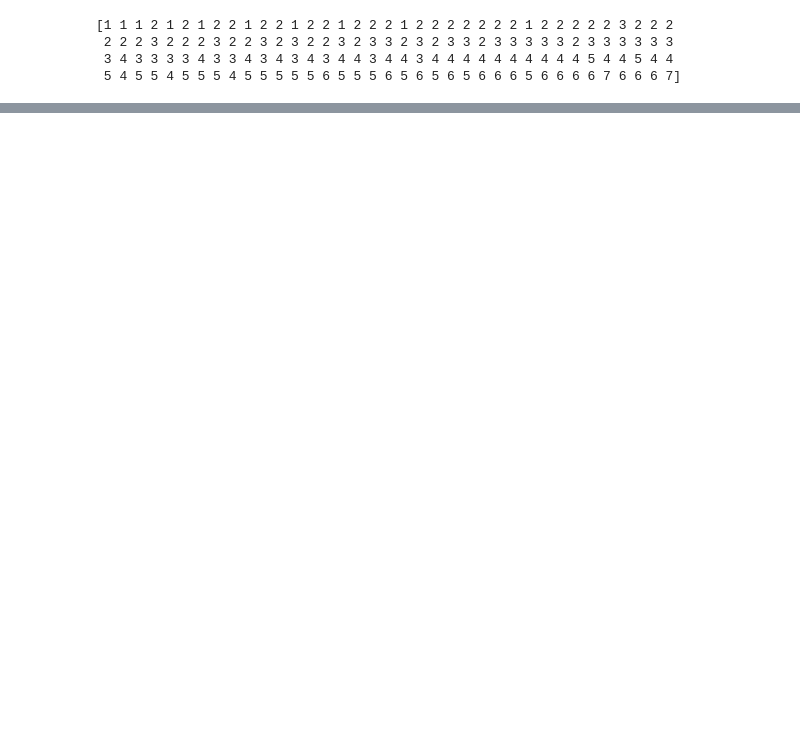
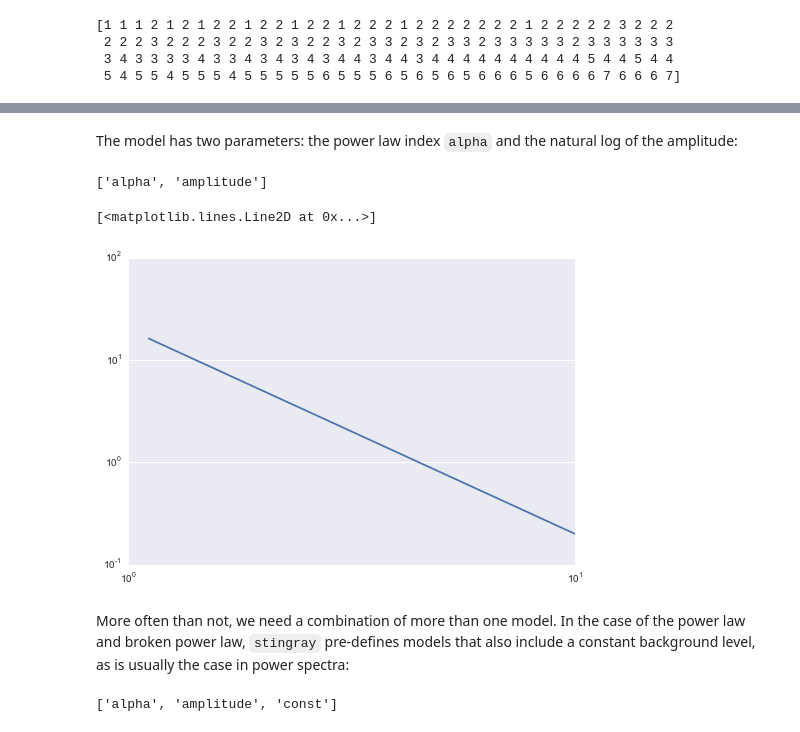
Before and after one commit to usmanwardag/stingray, a Jupyter notebook: demos/PowerSpectralAnalysis.ipynb, the cells around one changed output, grey strips where cells are left out. Saved outputs shown, nothing was run; the diff lists cells and outputs as text; code cells hidden in the pictures; blank space fills up the shorter version.

```diff
--- a/demos/PowerSpectralAnalysis.ipynb
+++ b/demos/PowerSpectralAnalysis.ipynb
@@ -232,0 +278,18 @@ print(binsamples)
+# %%
+pl = PowerLaw()
+# %% [markdown]
+The model has two parameters: the power law index `alpha` and the natural log of the amplitude:
+# %%
+pl.parnames
+# %% [output]
+['alpha', 'amplitude']
+# %%
+times = np.linspace(0, 10, 10)
+m = pl(times, 2.0, 3.0)
+# %%
+plt.loglog(times, m)
+# %% [output]
+[<matplotlib.lines.Line2D at 0x...>]
+[figure, added]
+# %% [markdown]
+More often than not, we need a combination of more than one model. In the case of the power law and broken power law, `stingray` pre-defines models that also include a constant background level, as is usually the case in power spectra:
@@ -232,0 +298,4 @@ print(binsamples)
+# %%
+plc.parnames
+# %% [output]
+['alpha', 'amplitude', 'const']
```
Also changed, not shown: parts of 61 cells of this notebook.
